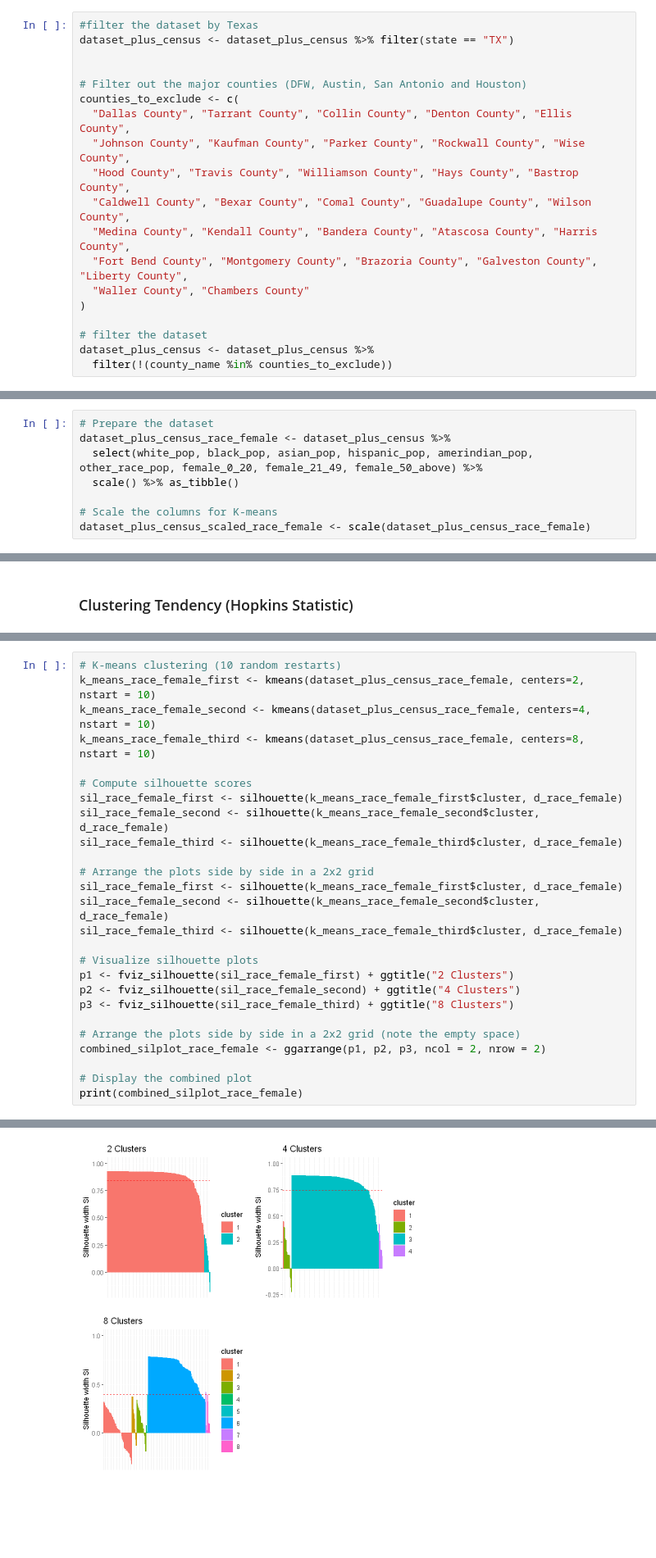
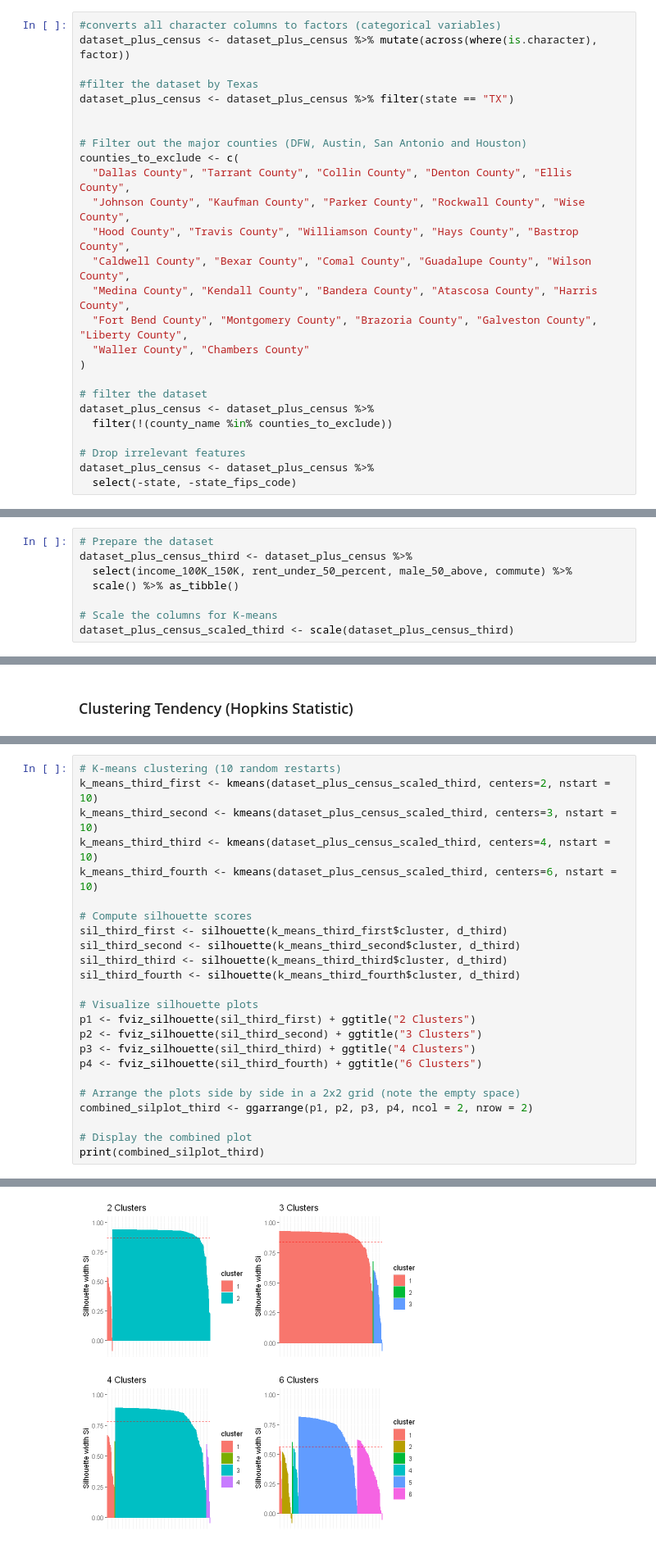
Before and after one commit to yamphurai/Project2_ClusterAnalysis, a Jupyter notebook: Project2_ClusterAnalysis_Group10.ipynb, the cells around one changed output, grey strips where cells are left out. Shown at 82% size. Saved outputs shown, nothing was run; the diff lists cells and outputs as text; blank space fills up the shorter version.

```diff
--- a/Project2_ClusterAnalysis_Group10.ipynb
+++ b/Project2_ClusterAnalysis_Group10.ipynb
@@ -29,6 +30,9 @@ library(seriation)
 # %%
 dataset_plus_census <- read.csv("https://raw.githubusercontent.com/yamphurai/Project2_ClusterAnalysis/refs/heads/main/updated_COVID-19_cases_plus_census.csv")
 # %%
+#converts all character columns to factors (categorical variables)
+dataset_plus_census <- dataset_plus_census %>% mutate(across(where(is.character), factor))
+
 #filter the dataset by Texas
 dataset_plus_census <- dataset_plus_census %>% filter(state == "TX")
 
@@ -47,6 +51,10 @@ counties_to_exclude <- c(
 # filter the dataset
 dataset_plus_census <- dataset_plus_census %>%
   filter(!(county_name %in% counties_to_exclude))
+
+# Drop irrelevant features
+dataset_plus_census <- dataset_plus_census %>%
+  select(-state, -state_fips_code)
 # %%
 # First 10 rows
 head(dataset_plus_census)
@@ -1042,9 +1059,9 @@ print(unique(counties_cluster_2$county))
 # %%
 # Prepare the dataset
-dataset_plus_census_race_female <- dataset_plus_census %>%
-  select(white_pop, black_pop, asian_pop, hispanic_pop, amerindian_pop, other_race_pop, female_0_20, female_21_49, female_50_above) %>%
+dataset_plus_census_third <- dataset_plus_census %>%
+  select(income_100K_150K, rent_under_50_percent, male_50_above, commute) %>%
   scale() %>% as_tibble()
 
 # Scale the columns for K-means
-dataset_plus_census_scaled_race_female <- scale(dataset_plus_census_race_female)
+dataset_plus_census_scaled_third <- scale(dataset_plus_census_third)
 # %%
@@ -1125,28 +1164,26 @@ Warning message:
 # %%
 # K-means clustering (10 random restarts)
-k_means_race_female_first <- kmeans(dataset_plus_census_race_female, centers=2, nstart = 10)
-k_means_race_female_second <- kmeans(dataset_plus_census_race_female, centers=4, nstart = 10)
-k_means_race_female_third <- kmeans(dataset_plus_census_race_female, centers=8, nstart = 10)
+k_means_third_first <- kmeans(dataset_plus_census_scaled_third, centers=2, nstart = 10)
+k_means_third_second <- kmeans(dataset_plus_census_scaled_third, centers=3, nstart = 10)
+k_means_third_third <- kmeans(dataset_plus_census_scaled_third, centers=4, nstart = 10)
+k_means_third_fourth <- kmeans(dataset_plus_census_scaled_third, centers=6, nstart = 10)
 
 # Compute silhouette scores
-sil_race_female_first <- silhouette(k_means_race_female_first$cluster, d_race_female)
-sil_race_female_second <- silhouette(k_means_race_female_second$cluster, d_race_female)
-sil_race_female_third <- silhouette(k_means_race_female_third$cluster, d_race_female)
-
-# Arrange the plots side by side in a 2x2 grid
-sil_race_female_first <- silhouette(k_means_race_female_first$cluster, d_race_female)
-sil_race_female_second <- silhouette(k_means_race_female_second$cluster, d_race_female)
-sil_race_female_third <- silhouette(k_means_race_female_third$cluster, d_race_female)
+sil_third_first <- silhouette(k_means_third_first$cluster, d_third)
+sil_third_second <- silhouette(k_means_third_second$cluster, d_third)
+sil_third_third <- silhouette(k_means_third_third$cluster, d_third)
+sil_third_fourth <- silhouette(k_means_third_fourth$cluster, d_third)
 
 # Visualize silhouette plots
-p1 <- fviz_silhouette(sil_race_female_first) + ggtitle("2 Clusters")
-p2 <- fviz_silhouette(sil_race_female_second) + ggtitle("4 Clusters")
-p3 <- fviz_silhouette(sil_race_female_third) + ggtitle("8 Clusters")
+p1 <- fviz_silhouette(sil_third_first) + ggtitle("2 Clusters")
+p2 <- fviz_silhouette(sil_third_second) + ggtitle("3 Clusters")
+p3 <- fviz_silhouette(sil_third_third) + ggtitle("4 Clusters")
+p4 <- fviz_silhouette(sil_third_fourth) + ggtitle("6 Clusters")
 
 # Arrange the plots side by side in a 2x2 grid (note the empty space)
-combined_silplot_race_female <- ggarrange(p1, p2, p3, ncol = 2, nrow = 2)
+combined_silplot_third <- ggarrange(p1, p2, p3, p4, ncol = 2, nrow = 2)
 
 # Display the combined plot
-print(combined_silplot_race_female)
+print(combined_silplot_third)
 # %% [output]
   cluster size ave.sil.width
@@ -1169 +1208 @@ print(combined_silplot_race_female)
-[figure, old version]
+[figure, new version]
```
Also changed, not shown: parts of 199 cells of this notebook.
